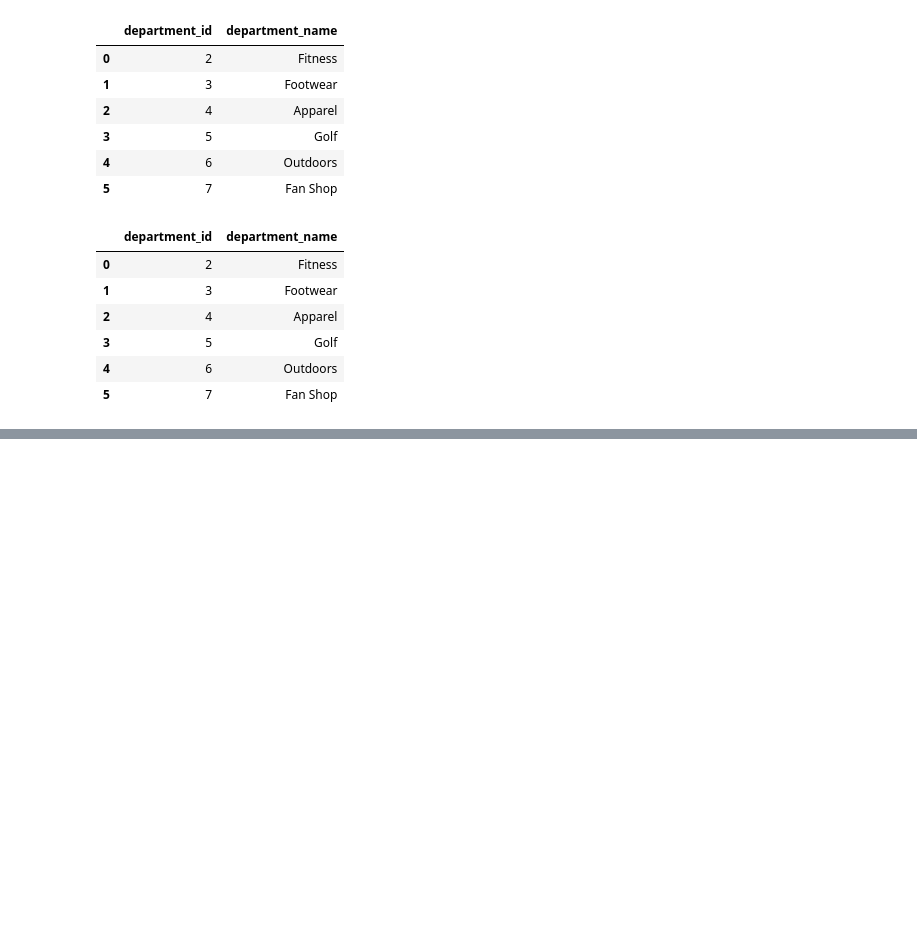
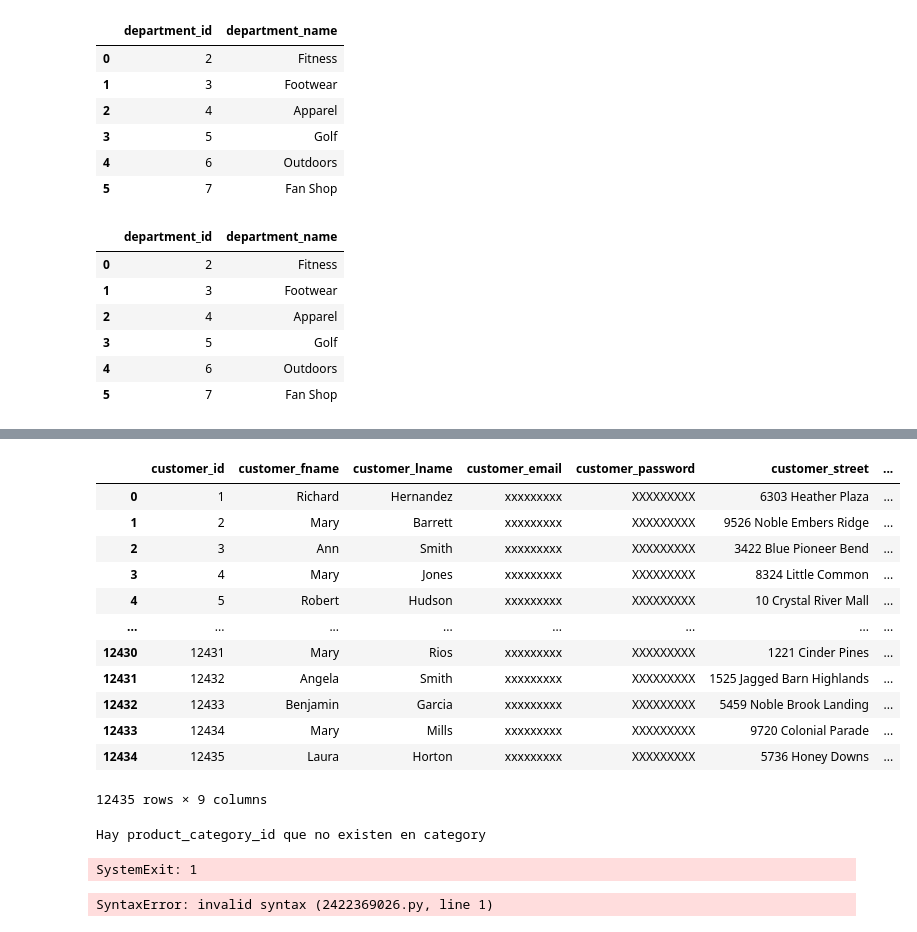
Before and after one commit to brandon4457/AnalisisDeDatos, a Jupyter notebook: Sesion2/ETL/1.retail/notebooks/etl.ipynb, the cells around one changed output, grey strips where cells are left out. Drawn from its saved outputs; the diff is of its cells as text; code cells hidden in the pictures; blank space fills up the shorter version.

```diff
--- a/Sesion2/ETL/1.retail/notebooks/etl.ipynb
+++ b/Sesion2/ETL/1.retail/notebooks/etl.ipynb
@@ -70,0 +93,15 @@ transform_departments(df_departments)
+# %%
+def transform_customers(df):
+    """
+    """
+    df["customer_email"]= df["customer_email"].str.lower()
+    #validar campos obligatorios
+
+    if df[["customer_fname","customer_lname","customer_email"]].isnull().any().any():
+        print("Datos faltantes en el Dataframe customers")
+        sys.exit(1)
+
+    return df
+# %%
+df_customers = read_csv('../data_retail/customers', ["customer_id","customer_fname","customer_lname","customer_email","customer_password","customer_street","customer_city","customer_state","customer_zipcode"] )
+df_customers.head()
@@ -70,0 +115,19 @@ transform_departments(df_departments)
+# %%
+transform_customers(df_customers)
+
+## verificamos que sí hay una salida ya que no hay valores nulos en el dframe de customers, podemos
+##hacer que sea un valor nuelo a propósito con finer prácticos
+# %% [output]
+|  | customer_id | customer_fname | customer_lname | customer_email | customer_password | customer_street | ... |
+| 0 | 1 | Richard | Hernandez | xxxxxxxxx | XXXXXXXXX | 6303 Heather Plaza | ... |
+| 1 | 2 | Mary | Barrett | xxxxxxxxx | XXXXXXXXX | 9526 Noble Embers Ridge | ... |
+| 2 | 3 | Ann | Smith | xxxxxxxxx | XXXXXXXXX | 3422 Blue Pioneer Bend | ... |
+| 3 | 4 | Mary | Jones | xxxxxxxxx | XXXXXXXXX | 8324 Little Common | ... |
+| 4 | 5 | Robert | Hudson | xxxxxxxxx | XXXXXXXXX | 10 Crystal River Mall | ... |
+| ... | ... | ... | ... | ... | ... | ... | ... |
+| 12430 | 12431 | Mary | Rios | xxxxxxxxx | XXXXXXXXX | 1221 Cinder Pines | ... |
+| 12431 | 12432 | Angela | Smith | xxxxxxxxx | XXXXXXXXX | 1525 Jagged Barn Highlands | ... |
+| 12432 | 12433 | Benjamin | Garcia | xxxxxxxxx | XXXXXXXXX | 5459 Noble Brook Landing | ... |
+| 12433 | 12434 | Mary | Mills | xxxxxxxxx | XXXXXXXXX | 9720 Colonial Parade | ... |
+| 12434 | 12435 | Laura | Horton | xxxxxxxxx | XXXXXXXXX | 5736 Honey Downs | ... |
+12435 rows × 9 columns
@@ -70,0 +152,28 @@ transform_departments(df_departments)
+# %%
+transform_products(df_products, df_categories).head()
+
+## En la salida de esto verificamos que existe product_category_id que no está dentro de category_id, ese dato
+##es el 59 si abrimos las dos tablas
+# %% [output]
+Hay product_category_id que no existen en category
+SystemExit: 1
+# %%
+customer:
+names=["customer_id","customer_fname","customer_lname","customer_email","customer_password","customer_street","customer_city","customer_state","customer_zipcode"]
+
+order:
+names=["order_id","order_date","order_customer_id","order_status"]
+
+order_items:
+names=["order_item_id","order_item_order_id","order_item_product_id","order_item_quantity","order_item_subtotal","order_item_product_price"]
+
+department:
+names=['department_id', 'department_name']
+
+categories:
+names=["category_id", "category_department_id", "category_name"]
+
+products:
+names=["product_id","product_category_id","product_name","product_description","product_price","product_image"]
+# %% [output]
+SyntaxError: invalid syntax (2422369026.py, line 1)
```
Also changed, not shown: parts of 20 cells of this notebook, 8 other files.
